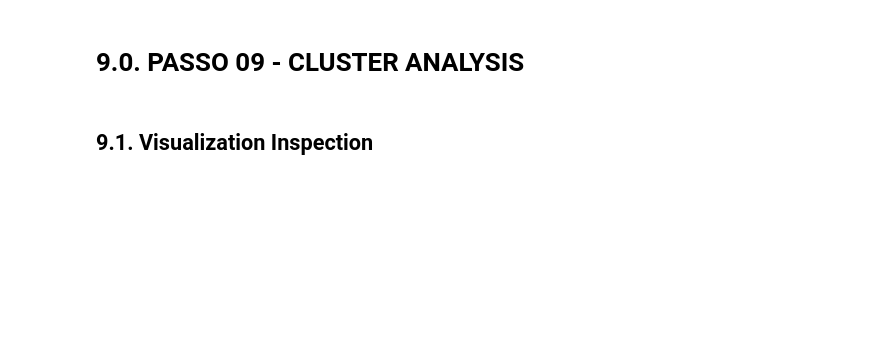
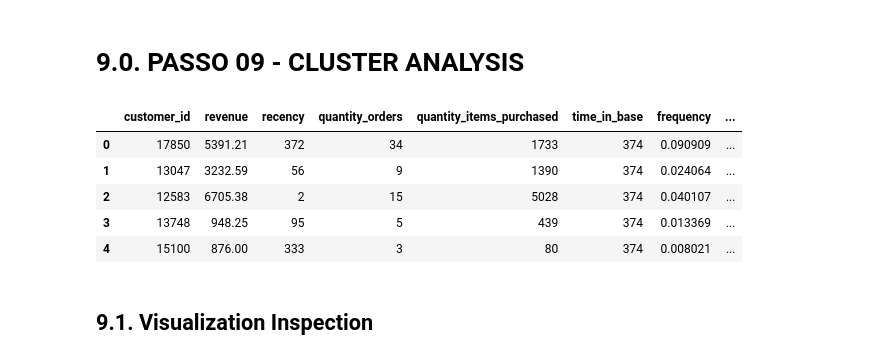
Before and after one commit to miguelzph/clustering_clients, a Jupyter notebook: notebooks/c07_loyalty_program_models_performance.ipynb, the cells around one changed output. Cells and saved outputs as stored; diff of their text form; code cells hidden in the pictures; blank space fills up the shorter version.

```diff
--- a/notebooks/c07_loyalty_program_models_performance.ipynb
+++ b/notebooks/c07_loyalty_program_models_performance.ipynb
@@ -1097,4 +1099,0 @@ clusters = [2, 3, 4, 5, 6, 7]
-# %%
-kmeans = KElbowVisualizer(c.KMeans(), k=clusters, timing=False)
-kmeans.fit(X)
-kmeans.show();
@@ -1103,4 +1099,0 @@ kmeans.show();
-# %%
-kmeans = KElbowVisualizer(c.KMeans(), k=clusters, metric='silhouette',timing=False)
-kmeans.fit(X)
-kmeans.show();
@@ -1109,20 +1100,10 @@ kmeans.show();
-# %%
-fig, ax = plt.subplots(3,2,figsize=(24,16))
-for k in clusters:
-    km = c.KMeans(init='random', n_clusters=k, n_init=10, max_iter=300, random_state=99)
-
-    q, mod = divmod(k,2)
-
-    visualizer = SilhouetteVisualizer(km, color='yellowbrick', ax=ax[q-1][mod])
-    visualizer.fit(X)
-    visualizer.finalize();
 # %% [markdown]
 # 8.0. PASSO 08 - MODEL TRAINING
 # %% [markdown]
 ## 8.1. K-Means
 # %%
 # model definition
-k = 5
+k = 8
 kmeans = c.KMeans(init='random', n_clusters=k, n_init=10, max_iter=300, random_state=99)
 
 # model training
@@ -1141,9 +1125,16 @@ print(f'SS: {m.silhouette_score(X, labels, metric="euclidean"):.3f}')
 # %% [markdown]
 # 9.0. PASSO 09 - CLUSTER ANALYSIS
 # %%
-df9 = df5_aux[cols_select].copy()
+df9 = df4[cols_select].copy()
 df9['cluster'] = labels
 df9.head()
+# %% [output]
+|  | customer_id | revenue | recency | quantity_orders | quantity_items_purchased | time_in_base | frequency | ... |
+| 0 | 17850 | 5391.21 | 372 | 34 | 1733 | 374 | 0.090909 | ... |
+| 1 | 13047 | 3232.59 | 56 | 9 | 1390 | 374 | 0.024064 | ... |
+| 2 | 12583 | 6705.38 | 2 | 15 | 5028 | 374 | 0.040107 | ... |
+| 3 | 13748 | 948.25 | 95 | 5 | 439 | 374 | 0.013369 | ... |
+| 4 | 15100 | 876.00 | 333 | 3 | 80 | 374 | 0.008021 | ... |
 # %% [markdown]
 ## 9.1. Visualization Inspection
 # %%
```
Also changed, not shown: parts of 42 cells of this notebook.
